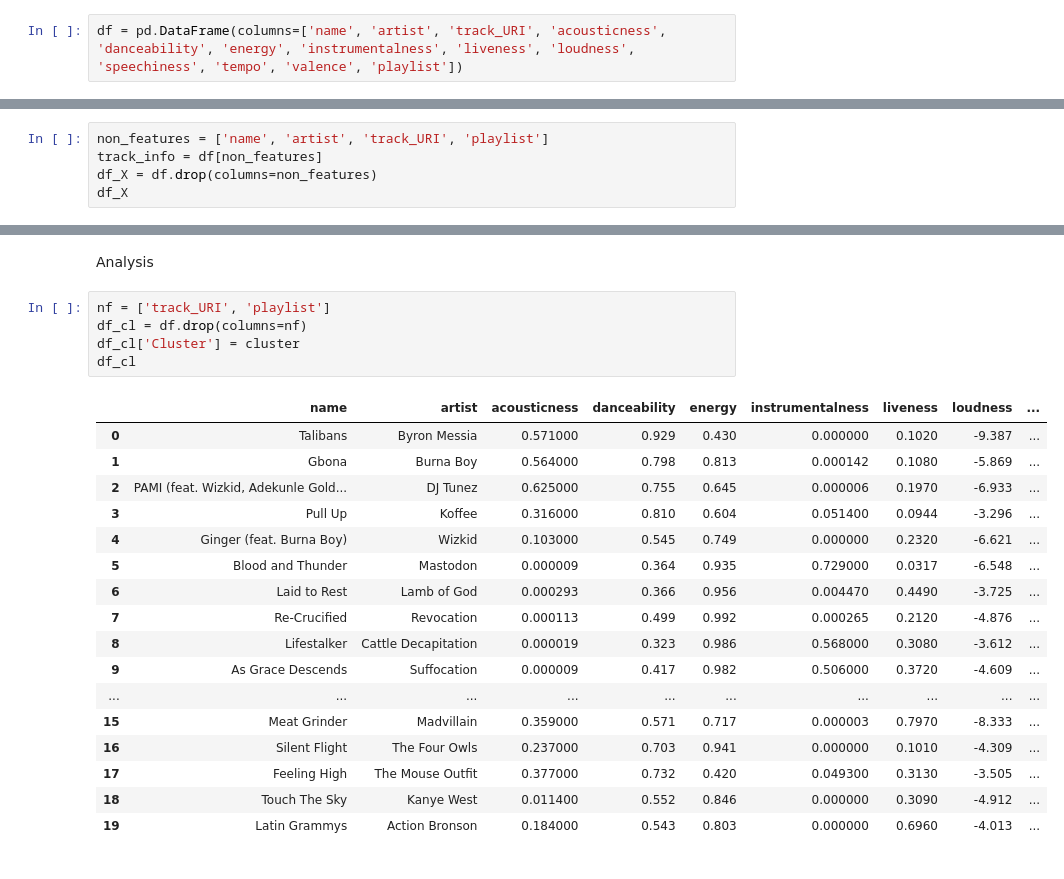
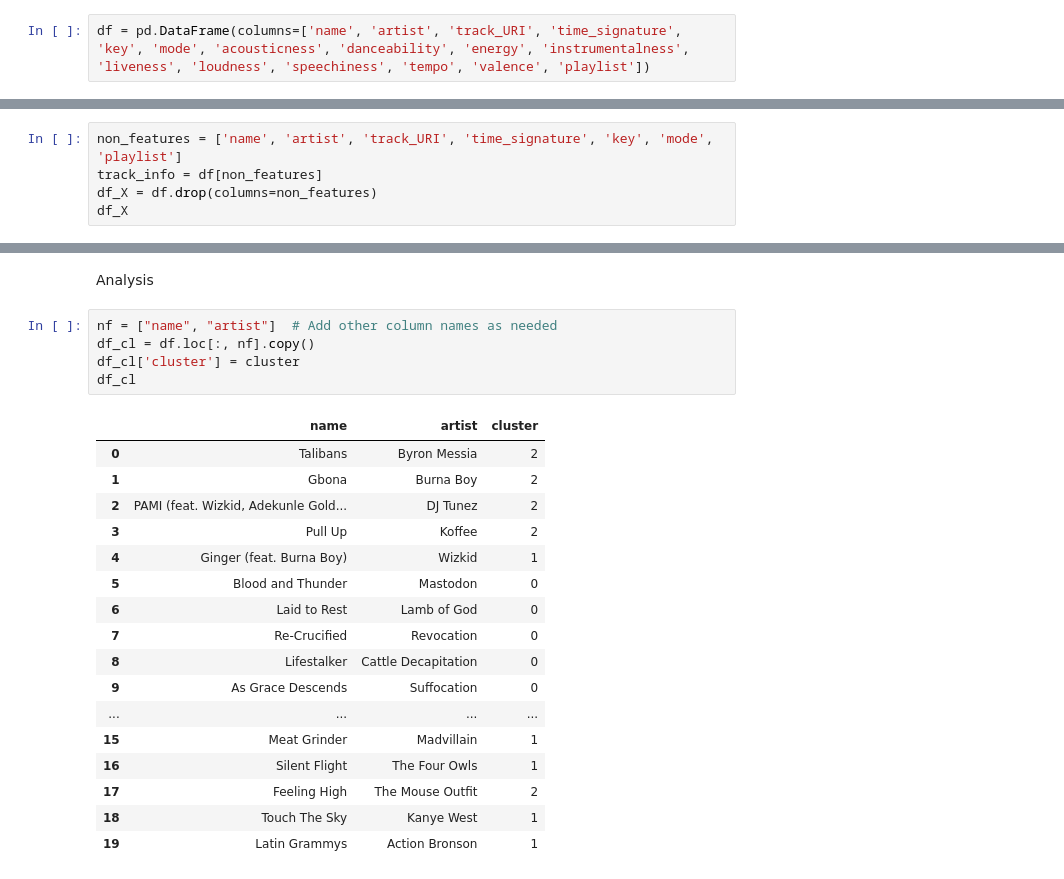
Before and after one commit to satyajeetprabhu/atsmc-k-means-spotify, a Jupyter notebook: Spotify-K-Means-template.ipynb, the cells around one changed output, grey strips where cells are left out. Saved outputs shown, nothing was run; the diff lists cells and outputs as text.

```diff
--- a/Spotify-K-Means-template.ipynb
+++ b/Spotify-K-Means-template.ipynb
@@ -73,7 +73,7 @@ def get_features_for_playlist(df, username, uri):
         df.loc[len(df.index)] = row
     return df
 # %%
-df = pd.DataFrame(columns=['name', 'artist', 'track_URI', 'acousticness', 'danceability', 'energy', 'instrumentalness', 'liveness', 'loudness', 'speechiness', 'tempo', 'valence', 'playlist'])
+df = pd.DataFrame(columns=['name', 'artist', 'track_URI', 'time_signature', 'key', 'mode', 'acousticness', 'danceability', 'energy', 'instrumentalness', 'liveness', 'loudness', 'speechiness', 'tempo', 'valence', 'playlist'])
 # %% [markdown]
 Importing Spotify playlist
 # %%
@@ -100,7 +100,7 @@ df
 # %% [markdown]
 Isolate the features we want to use for clustering
 # %%
-non_features = ['name', 'artist', 'track_URI', 'playlist']
+non_features = ['name', 'artist', 'track_URI', 'time_signature', 'key', 'mode', 'playlist']
 track_info = df[non_features]
 df_X = df.drop(columns=non_features)
 df_X
@@ -163,25 +163,25 @@ cluster = kmeans.fit_predict(X_std)
 # %% [markdown]
 Analysis
 # %%
-nf = ['track_URI', 'playlist']
-df_cl = df.drop(columns=nf)
-df_cl['Cluster'] = cluster
+nf = ["name", "artist"]  # Add other column names as needed
+df_cl = df.loc[:, nf].copy()
+df_cl['cluster'] = cluster
 df_cl
 # %% [output]
-|  | name | artist | acousticness | danceability | energy | instrumentalness | liveness | loudness | ... |
-| 0 | Talibans | Byron Messia | 0.571000 | 0.929 | 0.430 | 0.000000 | 0.1020 | -9.387 | ... |
-| 1 | Gbona | Burna Boy | 0.564000 | 0.798 | 0.813 | 0.000142 | 0.1080 | -5.869 | ... |
-| 2 | PAMI (feat. Wizkid, Adekunle Gold... | DJ Tunez | 0.625000 | 0.755 | 0.645 | 0.000006 | 0.1970 | -6.933 | ... |
-| 3 | Pull Up | Koffee | 0.316000 | 0.810 | 0.604 | 0.051400 | 0.0944 | -3.296 | ... |
-| 4 | Ginger (feat. Burna Boy) | Wizkid | 0.103000 | 0.545 | 0.749 | 0.000000 | 0.2320 | -6.621 | ... |
-| 5 | Blood and Thunder | Mastodon | 0.000009 | 0.364 | 0.935 | 0.729000 | 0.0317 | -6.548 | ... |
-| 6 | Laid to Rest | Lamb of God | 0.000293 | 0.366 | 0.956 | 0.004470 | 0.4490 | -3.725 | ... |
-| 7 | Re-Crucified | Revocation | 0.000113 | 0.499 | 0.992 | 0.000265 | 0.2120 | -4.876 | ... |
-| 8 | Lifestalker | Cattle Decapitation | 0.000019 | 0.323 | 0.986 | 0.568000 | 0.3080 | -3.612 | ... |
-| 9 | As Grace Descends | Suffocation | 0.000009 | 0.417 | 0.982 | 0.506000 | 0.3720 | -4.609 | ... |
-| ... | ... | ... | ... | ... | ... | ... | ... | ... | ... |
-| 15 | Meat Grinder | Madvillain | 0.359000 | 0.571 | 0.717 | 0.000003 | 0.7970 | -8.333 | ... |
-| 16 | Silent Flight | The Four Owls | 0.237000 | 0.703 | 0.941 | 0.000000 | 0.1010 | -4.309 | ... |
-| 17 | Feeling High | The Mouse Outfit | 0.377000 | 0.732 | 0.420 | 0.049300 | 0.3130 | -3.505 | ... |
-| 18 | Touch The Sky | Kanye West | 0.011400 | 0.552 | 0.846 | 0.000000 | 0.3090 | -4.912 | ... |
-| 19 | Latin Grammys | Action Bronson | 0.184000 | 0.543 | 0.803 | 0.000000 | 0.6960 | -4.013 | ... |
+|  | name | artist | cluster |
+| 0 | Talibans | Byron Messia | 2 |
+| 1 | Gbona | Burna Boy | 2 |
+| 2 | PAMI (feat. Wizkid, Adekunle Gold... | DJ Tunez | 2 |
+| 3 | Pull Up | Koffee | 2 |
+| 4 | Ginger (feat. Burna Boy) | Wizkid | 1 |
+| 5 | Blood and Thunder | Mastodon | 0 |
+| 6 | Laid to Rest | Lamb of God | 0 |
+| 7 | Re-Crucified | Revocation | 0 |
+| 8 | Lifestalker | Cattle Decapitation | 0 |
+| 9 | As Grace Descends | Suffocation | 0 |
+| ... | ... | ... | ... |
+| 15 | Meat Grinder | Madvillain | 1 |
+| 16 | Silent Flight | The Four Owls | 1 |
+| 17 | Feeling High | The Mouse Outfit | 2 |
+| 18 | Touch The Sky | Kanye West | 1 |
+| 19 | Latin Grammys | Action Bronson | 1 |
```
Also changed, not shown: parts of 2 cells of this notebook.
